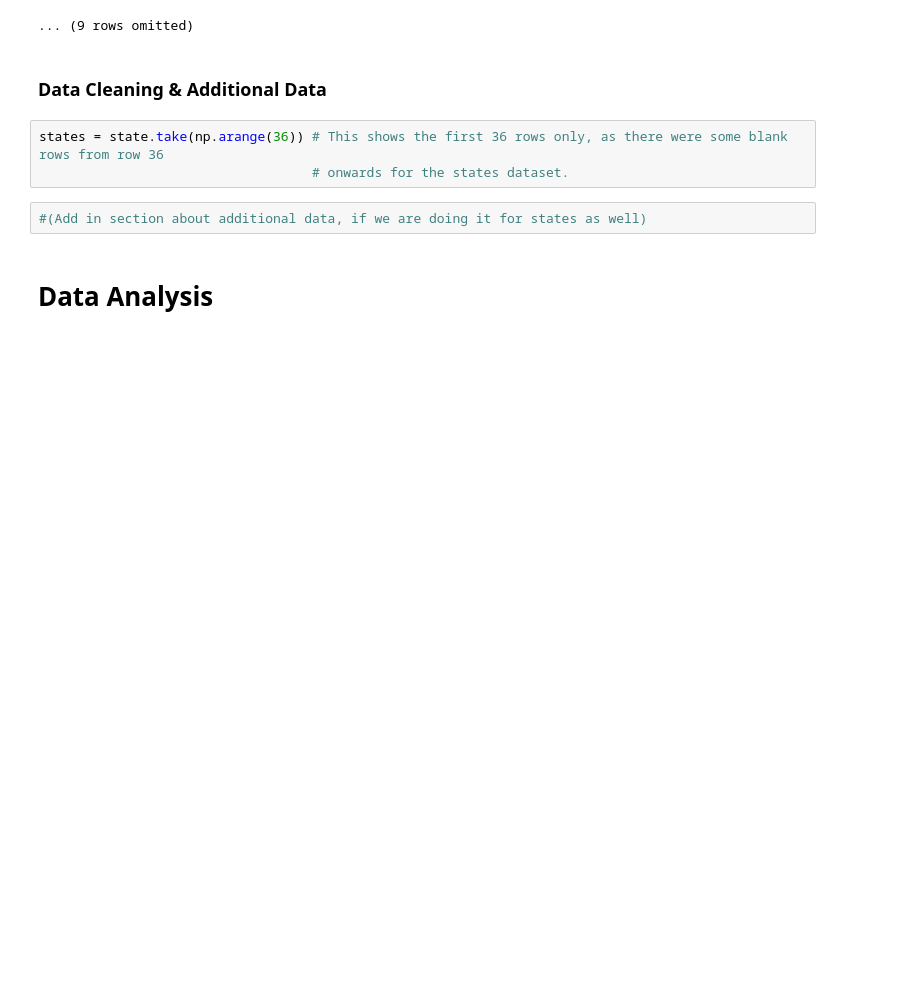
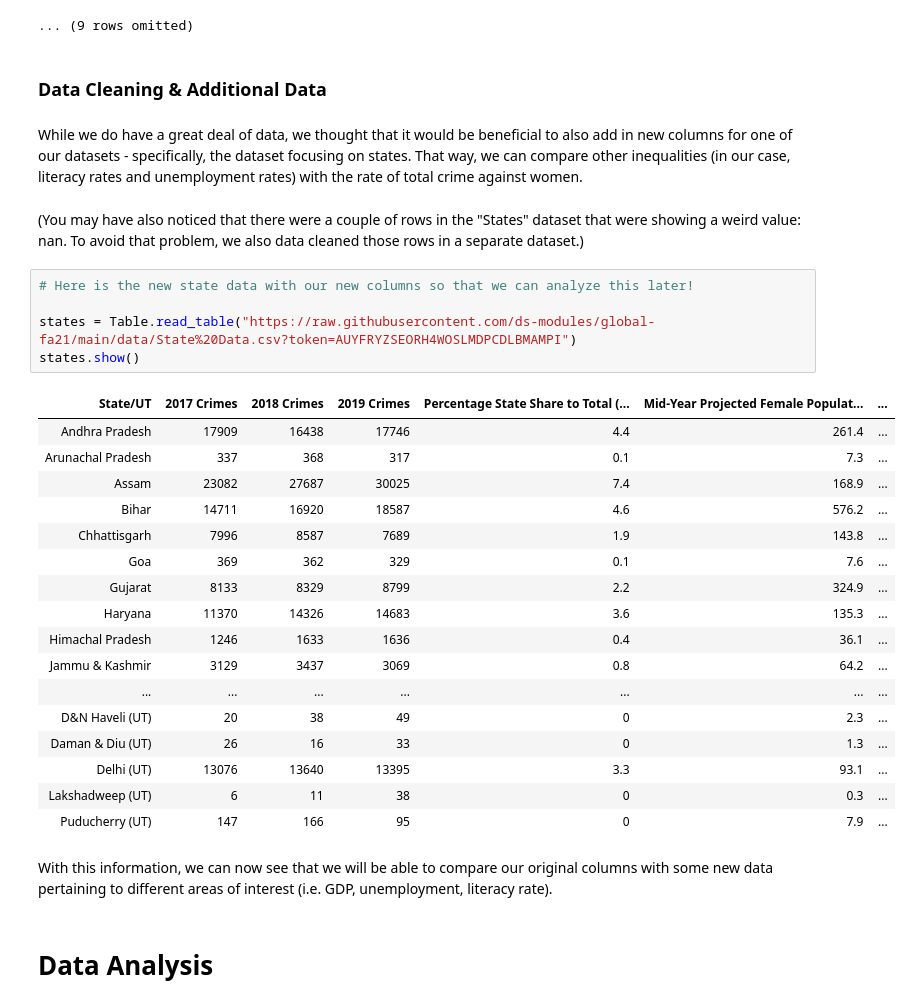
Before and after one commit to ds-modules/global-fa21, a Jupyter notebook: notebook-1/Intro-to-Jupyter-bella.ipynb, the cells around one changed output. Cells and saved outputs as stored; diff of their text form; blank space fills up the shorter version.

Commit message:
add emily's columns

```diff
--- a/notebook-1/Intro-to-Jupyter-bella.ipynb
+++ b/notebook-1/Intro-to-Jupyter-bella.ipynb
@@ -318,10 +324,34 @@ descending_crime_cities
 ... (9 rows omitted)
 # %% [markdown]
 ### Data Cleaning & Additional Data
-# %%
-states = state.take(np.arange(36)) # This shows the first 36 rows only, as there were some blank rows from row 36
-                                   # onwards for the states dataset.
-# %%
-#(Add in section about additional data, if we are doing it for states as well)
+# %% [markdown]
+While we do have a great deal of data, we thought that it would be beneficial to also add in new columns for one of our datasets - specifically, the dataset focusing on states. That way, we can compare other inequalities (in our case, literacy rates and unemployment rates) with the rate of total crime against women.
+# %% [markdown]
+(You may have also noticed that there were a couple of rows in the "States" dataset that were showing a weird value: nan. To avoid that problem, we also data cleaned those rows in a separate dataset.)
+# %%
+# Here is the new state data with our new columns so that we can analyze this later!
+
+states = Table.read_table("https://raw.githubusercontent.com/ds-modules/global-fa21/main/data/State%20Data.csv?token=AUYFRYZSEORH4WOSLMDPCDLBMAMPI")
+states.show()
+# %% [output]
+| State/UT | 2017 Crimes | 2018 Crimes | 2019 Crimes | Percentage State Share to Total (... | Mid-Year Projected Female Populat... | ... |
+| Andhra Pradesh | 17909 | 16438 | 17746 | 4.4 | 261.4 | ... |
+| Arunachal Pradesh | 337 | 368 | 317 | 0.1 | 7.3 | ... |
+| Assam | 23082 | 27687 | 30025 | 7.4 | 168.9 | ... |
+| Bihar | 14711 | 16920 | 18587 | 4.6 | 576.2 | ... |
+| Chhattisgarh | 7996 | 8587 | 7689 | 1.9 | 143.8 | ... |
+| Goa | 369 | 362 | 329 | 0.1 | 7.6 | ... |
+| Gujarat | 8133 | 8329 | 8799 | 2.2 | 324.9 | ... |
+| Haryana | 11370 | 14326 | 14683 | 3.6 | 135.3 | ... |
+| Himachal Pradesh | 1246 | 1633 | 1636 | 0.4 | 36.1 | ... |
+| Jammu & Kashmir | 3129 | 3437 | 3069 | 0.8 | 64.2 | ... |
+| ... | ... | ... | ... | ... | ... | ... |
+| D&N Haveli (UT) | 20 | 38 | 49 | 0 | 2.3 | ... |
+| Daman & Diu (UT) | 26 | 16 | 33 | 0 | 1.3 | ... |
+| Delhi (UT) | 13076 | 13640 | 13395 | 3.3 | 93.1 | ... |
+| Lakshadweep (UT) | 6 | 11 | 38 | 0 | 0.3 | ... |
+| Puducherry (UT) | 147 | 166 | 95 | 0 | 7.9 | ... |
+# %% [markdown]
+With this information, we can now see that we will be able to compare our original columns with some new data pertaining to different areas of interest (i.e. GDP, unemployment, literacy rate).
 # %% [markdown]
 # Data Analysis
```
Also changed, not shown: parts of 1 cell of this notebook.
